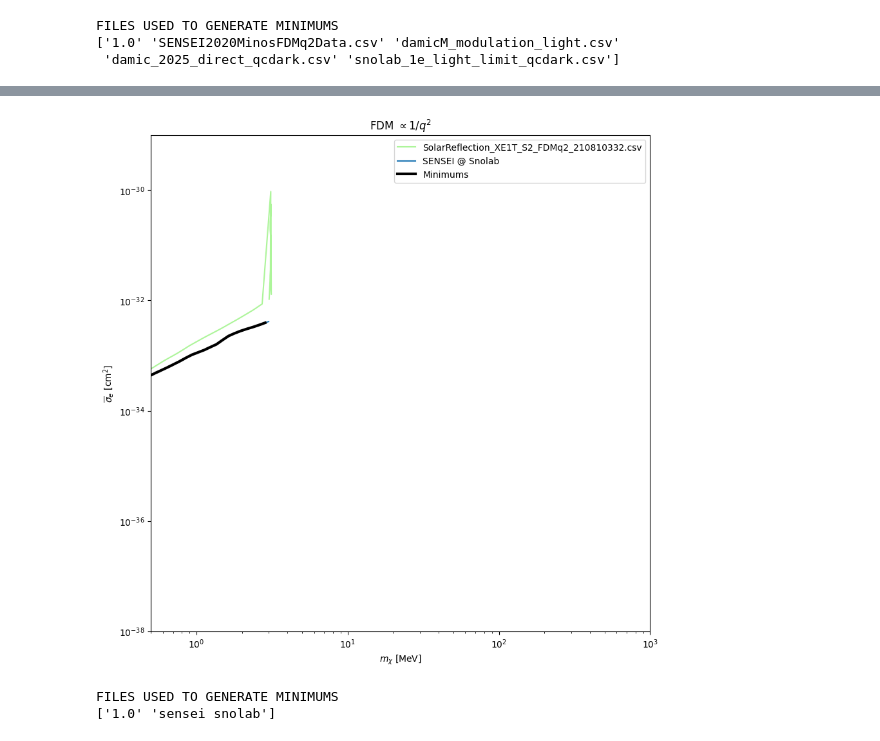
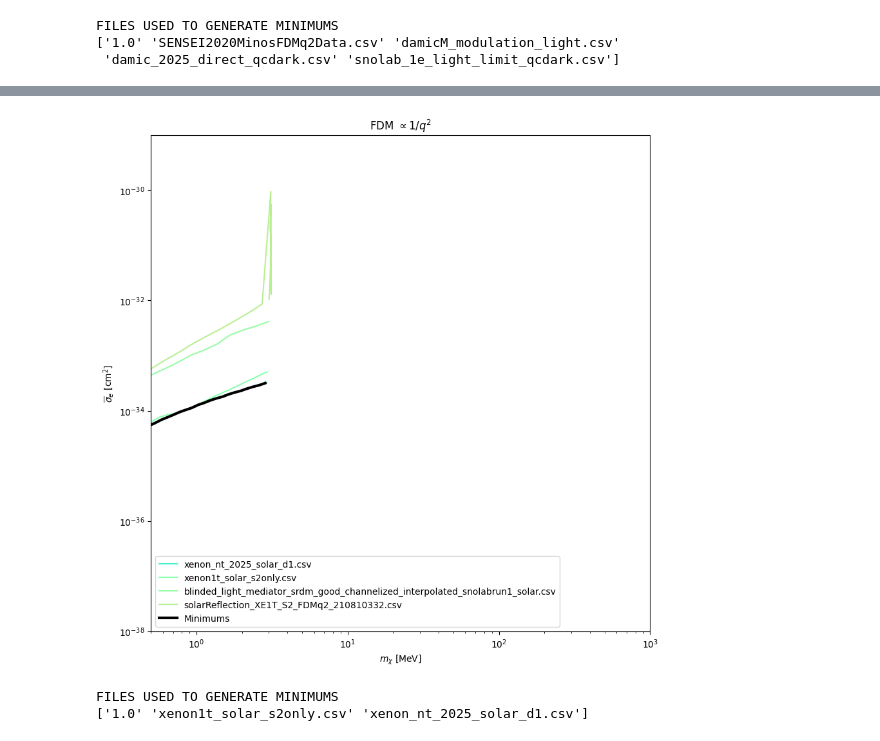
Before and after one commit to ande8412/DarkMatterRates, a Jupyter notebook: limits/constraints.ipynb, the cells around one changed output, grey strips where cells are left out. Drawn from its saved outputs; the diff is of its cells as text; code cells hidden in the pictures.

```diff
--- a/limits/constraints.ipynb
+++ b/limits/constraints.ipynb
@@ -26,7 +26,7 @@ final_limit_grid = np.ones_like(full_mass_grid)
 file_list_grid = list(np.ones_like(full_mass_grid))
 
 for h,hlimfile in enumerate(flist):
-    if 'csv' not in hlimfile or 'Solar' in hlimfile:
+    if 'csv' not in hlimfile or 'Solar' in hlimfile or 'solar' in hlimfile:
         continue
     if 'xenon_heavy_constraints' in hlimfile:
         continue
@@ -149,7 +149,7 @@ final_limit_grid = np.ones_like(full_mass_grid)
 file_list_grid = list(np.ones_like(full_mass_grid))
 
 for i,hlimfile in enumerate(flist):
-    if 'csv' not in hlimfile or 'Solar' in hlimfile:
+    if 'csv' not in hlimfile or 'Solar' in hlimfile or 'solar' in hlimfile:
         continue
     if 'xenon_light_constraints' in hlimfile:
         continue
@@ -389,7 +367,7 @@ final_limit_grid = np.ones_like(full_mass_grid)
 file_list_grid = list(np.ones_like(full_mass_grid))
 
 for i,hlimfile in enumerate(flist):
-    if 'csv' not in hlimfile or 'Solar' not in hlimfile:
+    if 'csv' not in hlimfile or 'solar' not in hlimfile:
         continue
     if 'xenon_light_constraints' in hlimfile:
         continue
@@ -416,65 +394,42 @@ for i,hlimfile in enumerate(flist):
             final_limit_grid[i] = lim_function(mX)
             file_list_grid[i] = hlimfile
 
 
 
-# xenon_1t_2019_fixed = np.loadtxt('/Users/ansh/Local/SENSEI/sensei_toy_limit/limits/other_experiments/DM-e-FDM1/XENON1T2019FDM1Data_fixed.csv',delimiter=',')
-# plt.plot(xenon_1t_2019_fixed[:,0],xenon_1t_2019_fixed[:,1],label='Xenon 1T 2019 Fixed')
 
-# xenon_1t_2019 = np.loadtxt('/Users/ansh/Local/SENSEI/sensei_toy_limit/limits/other_experiments/DM-e-FDM1/XENON1T2019FDM1Data.csv',delimiter=',')
-# plt.plot(xenon_1t_2019[:,0],xenon_1t_2019[:,1],label='Xenon 1T 2019')
+# senseisnolab = np.loadtxt('./DM-e-FDMq2/blinded_light_mediator_srdm_good_channelized_interpolated_snolabrun1.csv',delimiter=',')
+# plt.plot(senseisnolab[:,0],senseisnolab[:,1],label='SENSEI @ Snolab')
 
-
-# xenon1tse2021 = np.loadtxt('/Users/ansh/Local/SENSEI/sensei_toy_limit/limits/other_experiments/DM-e-FDM1/XENON1TSE2021FDM1Data.csv',delimiter=',')
-# plt.plot(xenon1tse2021[:,0],xenon1tse2021[:,1],label='Xenon 1T se 2021')
-
-
-# xenon10_2017 = np.loadtxt('/Users/ansh/Local/SENSEI/sensei_toy_limit/limits/other_experiments/DM-e-FDM1/XENON10_2017FDM1Data.csv',delimiter=',')
-# plt.plot(xenon10_2017[:,0],xenon10_2017[:,1],label='Xenon 10 2017')
-
-# xenon100_2017 = np.loadtxt('/Users/ansh/Local/SENSEI/sensei_toy_limit/limits/other_experiments/DM-e-FDM1/XENON100_2017FDM1Data.csv',delimiter=',')
-# plt.plot(xenon100_2017[:,0],xenon100_2017[:,1],label='Xenon 100 2017')
-
-# darkside2022 = np.loadtxt('/Users/ansh/Local/SENSEI/sensei_toy_limit/limits/other_experiments/DM-e-FDM1/DarkSide2022FDM1.csv',delimiter=',')
-# plt.plot(darkside2022[:,0],darkside2022[:,1],label='Darkside 2022')
-
-# darkside50_2019 = np.loadtxt('/Users/ansh/Local/SENSEI/sensei_toy_limit/limits/other_experiments/DM-e-FDM1/DarkSide50_2019FDM1Data.csv',delimiter=',')
-# plt.plot(darkside50_2019[:,0],darkside50_2019[:,1],label='Darkside 50 2019')
-
-
-senseisnolab = np.loadtxt('./DM-e-FDMq2/blinded_light_mediator_srdm_good_channelized_interpolated_snolabrun1.csv',delimiter=',')
-plt.plot(senseisnolab[:,0],senseisnolab[:,1],label='SENSEI @ Snolab')
-
-lim_function = interp1d(senseisnolab[:,0], senseisnolab[:,1], kind='linear', axis=-1, copy=True, bounds_error=False, fill_value=np.nan, assume_sorted=False)
-for i,mX in enumerate(full_mass_grid):
-    if np.isnan(lim_function(mX)):
-        continue
-    if lim_function(mX) < final_limit_grid[i]:
-        final_limit_grid[i] = lim_function(mX)
-        file_list_grid[i] = 'sensei snolab'
+# lim_function = interp1d(senseisnolab[:,0], senseisnolab[:,1], kind='linear', axis=-1, copy=True, bounds_error=False, fill_value=np.nan, assume_sorted=False)
+# for i,mX in enumerate(full_mass_grid):
+#     if np.isnan(lim_function(mX)):
+#         continue
+#     if lim_function(mX) < final_limit_grid[i]:
+#         final_limit_grid[i] = lim_function(mX)
+#         file_list_grid[i] = 'sensei snolab'
 
 
 
 
 
 indices = np.where(final_limit_grid < 1)
 full_mass_grid = full_mass_grid[indices]
 final_limit_grid = final_limit_grid[indices]
 plt.plot(full_mass_grid,final_limit_grid,lw=3,color='black',label='Minimums')
 
 plt.ylim(1e-38,1e-29)
 
 plt.xlim(0.5,1000)
 plt.legend()
 plt.show()
 plt.close()
 print("FILES USED TO GENERATE MINIMUMS")
 print(np.unique(file_list_grid))
 
 
 final_heavy_limits = np.vstack((full_mass_grid,final_limit_grid))
 np.savetxt("./solar_current_constraints_fdmq2.csv",final_heavy_limits,delimiter=',')
 # %% [output]
-[figure, old version]
+[figure, new version]
 FILES USED TO GENERATE MINIMUMS
-['1.0' 'sensei snolab']
+['1.0' 'xenon1t_solar_s2only.csv' 'xenon_nt_2025_solar_d1.csv']
```
Also changed, not shown: parts of 1 cell of this notebook, 20 other files.
